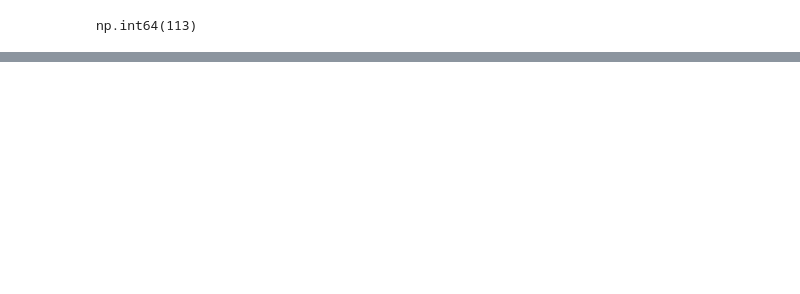
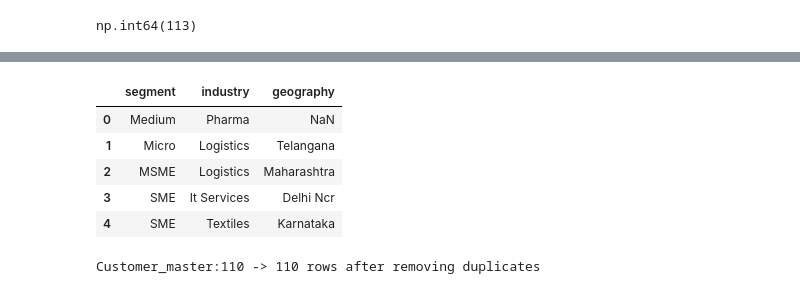
Before and after one commit to Bibhuti-MLAI/Time-Series-Forcasting, a Jupyter notebook: Revenue_Forcasting.ipynb, the cells around one changed output, grey strips where cells are left out. Cells and saved outputs as stored; diff of their text form; code cells hidden in the pictures; blank space fills up the shorter version.

```diff
--- a/Revenue_Forcasting.ipynb
+++ b/Revenue_Forcasting.ipynb
@@ -59,0 +121,24 @@ np.int64(113)
+# %%
+from numpy._core.defchararray import title
+#standardise free text categories
+customer["industry"] = customer["industry"].astype(str).str.strip().str.title()
+customer["geography"] = customer["geography"].astype(str).str.strip().str.title()
+customer["geography"] = customer["geography"].replace({"Mh":"Maharastra","Tn":"Tamil nadu"})
+customer.loc[customer["geography"].isin(["Nan","None"]),"geography"] = np.nan
+
+customer["segment"] = customer["segment"].astype(str).str.strip().str.title()
+customer["segment"] = customer["segment"].replace({"Sme":"SME","Msme":"MSME"})
+customer[["segment","industry","geography"]].head()
+# %% [output]
+|  | segment | industry | geography |
+| 0 | Medium | Pharma | NaN |
+| 1 | Micro | Logistics | Telangana |
+| 2 | MSME | Logistics | Maharashtra |
+| 3 | SME | It Services | Delhi Ncr |
+| 4 | SME | Textiles | Karnataka |
+# %%
+before  = len(customer)
+customer = customer.sort_values("customer_id").drop_duplicates(subset="customer_id",keep = "first")
+print(f"Customer_master:{before} -> {len(customer)} rows after removing duplicates")
+# %% [output]
+Customer_master:110 -> 110 rows after removing duplicates
```
Also changed, not shown: parts of 7 cells of this notebook.
